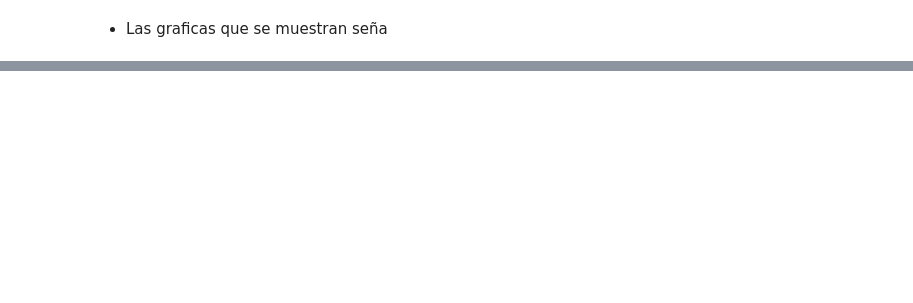
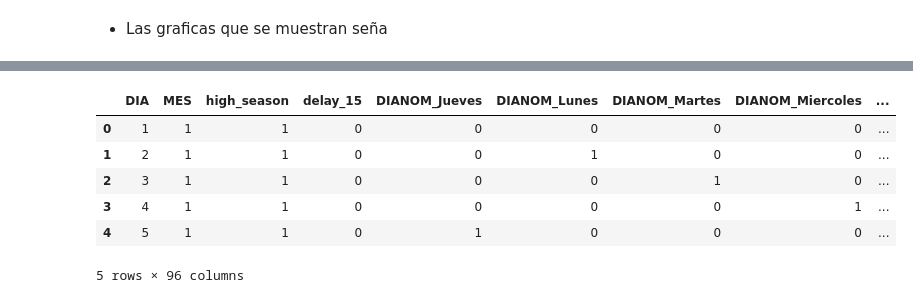
Before and after one commit to jallende6/Challenge_Data_Scientist_LATAM, a Jupyter notebook: Challenge Data Scientist - Jorge Allende.ipynb, the cells around one changed output, grey strips where cells are left out. Cells and saved outputs as stored; diff of their text form; code cells hidden in the pictures; blank space fills up the shorter version.

Commit message:
Procesamiento de los modelos, metricas y primeras conclusiones

```diff
--- a/Challenge Data Scientist - Jorge Allende.ipynb
+++ b/Challenge Data Scientist - Jorge Allende.ipynb
@@ -109,0 +196,4 @@ distribucion_porcentual(df2,emp)
+# %%
+df2['Vlo-O'].unique()
+#Se observa que tenemos 2 tipos de datos '940' y '582.0', se dejará como la primera de estas.
+df2['Vlo-O'] = df['Vlo-O'].str.replace(r'\.0$', '')
@@ -234,0 +409,16 @@ boxplot(df3,col,20,20,'min_diff','delay_15')
+# %%
+#quitar columnas y rows.
+col_quitar = ['Ori-I', 'Ori-O','AÑO','Fecha-I','Fecha-O','min_diff','Des-I','Vlo-I','Emp-O','Des-O','Emp-I','Vlo-O']
+df_new = df3.drop(columns=col_quitar)
+# %%
+# Utiliza esta celda para generar variables binarias omitiendo una categoría
+df_dummies = pd.get_dummies(df_new, drop_first=True)
+df_dummies.head()
+# %% [output]
+|  | DIA | MES | high_season | delay_15 | DIANOM_Jueves | DIANOM_Lunes | DIANOM_Martes | DIANOM_Miercoles | ... |
+| 0 | 1 | 1 | 1 | 0 | 0 | 0 | 0 | 0 | ... |
+| 1 | 2 | 1 | 1 | 0 | 0 | 1 | 0 | 0 | ... |
+| 2 | 3 | 1 | 1 | 0 | 0 | 0 | 1 | 0 | ... |
+| 3 | 4 | 1 | 1 | 0 | 0 | 0 | 0 | 1 | ... |
+| 4 | 5 | 1 | 1 | 0 | 1 | 0 | 0 | 0 | ... |
+5 rows × 96 columns
```
Also changed, not shown: parts of 46 cells of this notebook, 2 other files.
